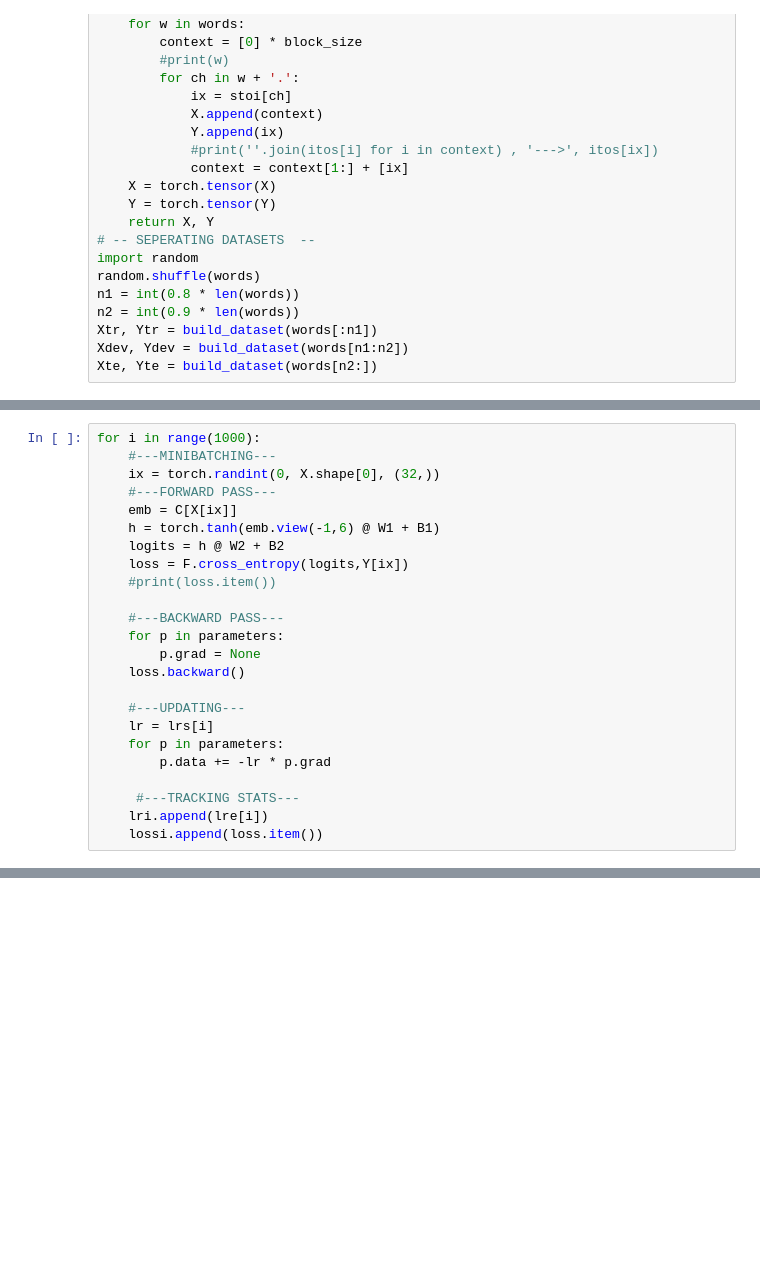
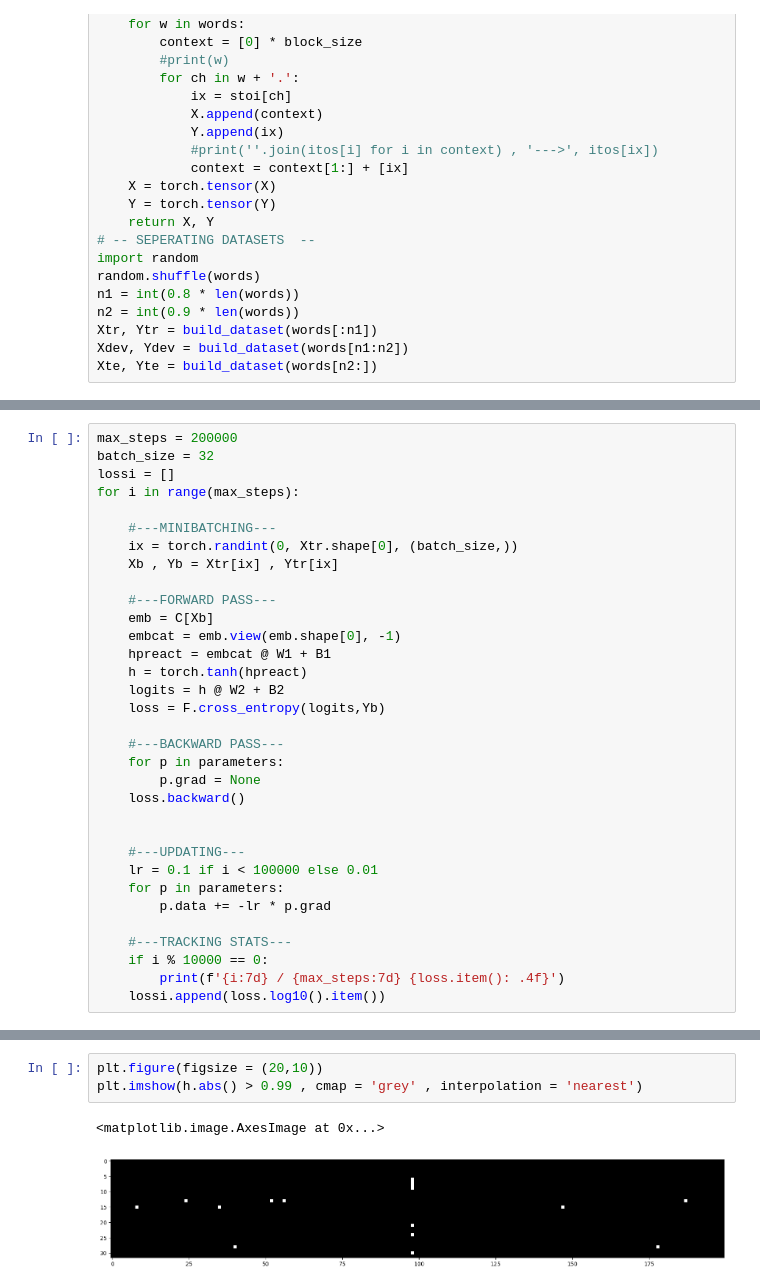
Before and after one commit to harshil-sri/makemore, a Jupyter notebook: makemore part 3.ipynb, the cells around one changed output, grey strips where cells are left out. Saved outputs shown, nothing was run; the diff lists cells and outputs as text; blank space fills up the shorter version.

```diff
--- a/makemore part 3.ipynb
+++ b/makemore part 3.ipynb
@@ -67,24 +61,33 @@ lri , lossi = [] , []
 # %%
-for i in range(1000):
+max_steps = 200000
+batch_size = 32
+lossi = []
+for i in range(max_steps):
+
     #---MINIBATCHING---
-    ix = torch.randint(0, X.shape[0], (32,))
+    ix = torch.randint(0, Xtr.shape[0], (batch_size,))
+    Xb , Yb = Xtr[ix] , Ytr[ix]
+
     #---FORWARD PASS---
-    emb = C[X[ix]]
-    h = torch.tanh(emb.view(-1,6) @ W1 + B1)
+    emb = C[Xb]
+    embcat = emb.view(emb.shape[0], -1)
+    hpreact = embcat @ W1 + B1
+    h = torch.tanh(hpreact)
     logits = h @ W2 + B2
-    loss = F.cross_entropy(logits,Y[ix])
-    #print(loss.item())
+    loss = F.cross_entropy(logits,Yb)
 
     #---BACKWARD PASS---
     for p in parameters:
         p.grad = None
     loss.backward()
 
+
     #---UPDATING---
-    lr = lrs[i]
+    lr = 0.1 if i < 100000 else 0.01
     for p in parameters:
         p.data += -lr * p.grad
 
-     #---TRACKING STATS---
-    lri.append(lre[i])
-    lossi.append(loss.item())
+    #---TRACKING STATS---
+    if i % 10000 == 0:
+        print(f'{i:7d} / {max_steps:7d} {loss.item(): .4f}')
+    lossi.append(loss.log10().item())
@@ -90,0 +115,6 @@ for i in range(1000):
+# %%
+plt.figure(figsize = (20,10))
+plt.imshow(h.abs() > 0.99 , cmap = 'grey' , interpolation = 'nearest')
+# %% [output]
+<matplotlib.image.AxesImage at 0x...>
+[figure, added]
```
Also changed, not shown: parts of 8 cells of this notebook.
